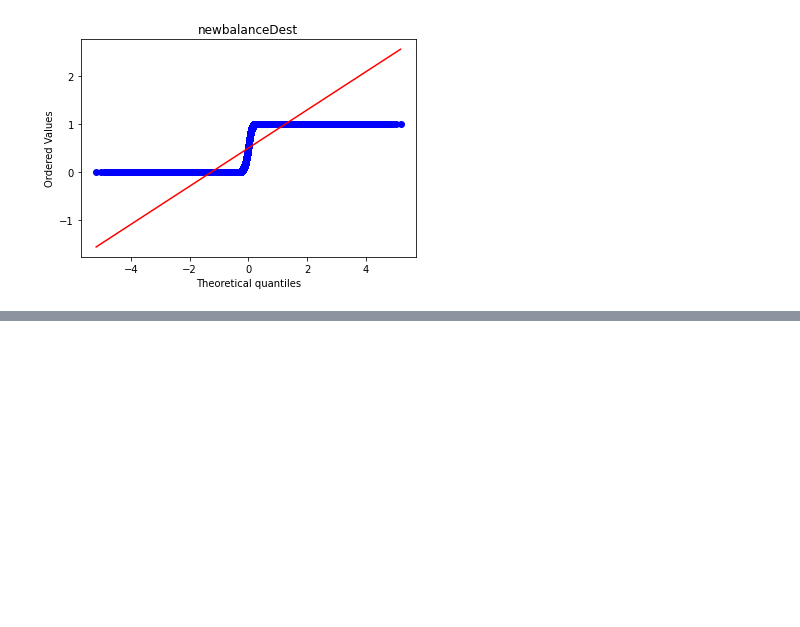
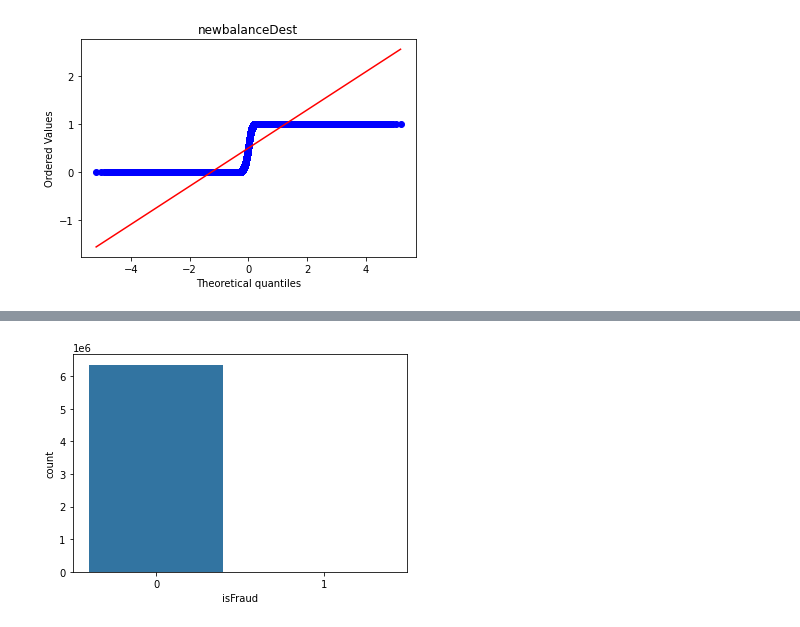
Before and after one commit to romulocrp/ml-projects, a Jupyter notebook: beg/online-payments-fraud-detection/project.ipynb, the cells around one changed output, grey strips where cells are left out. Drawn from its saved outputs; the diff is of its cells as text; code cells hidden in the pictures; blank space fills up the shorter version.

```diff
--- a/beg/online-payments-fraud-detection/project.ipynb
+++ b/beg/online-payments-fraud-detection/project.ipynb
@@ -371,0 +435,4 @@ for column in columns:
+# %%
+sns.countplot(cat_data["isFraud"]);
+# %% [output]
+[figure, added]
```
Also changed, not shown: parts of 21 cells of this notebook.
